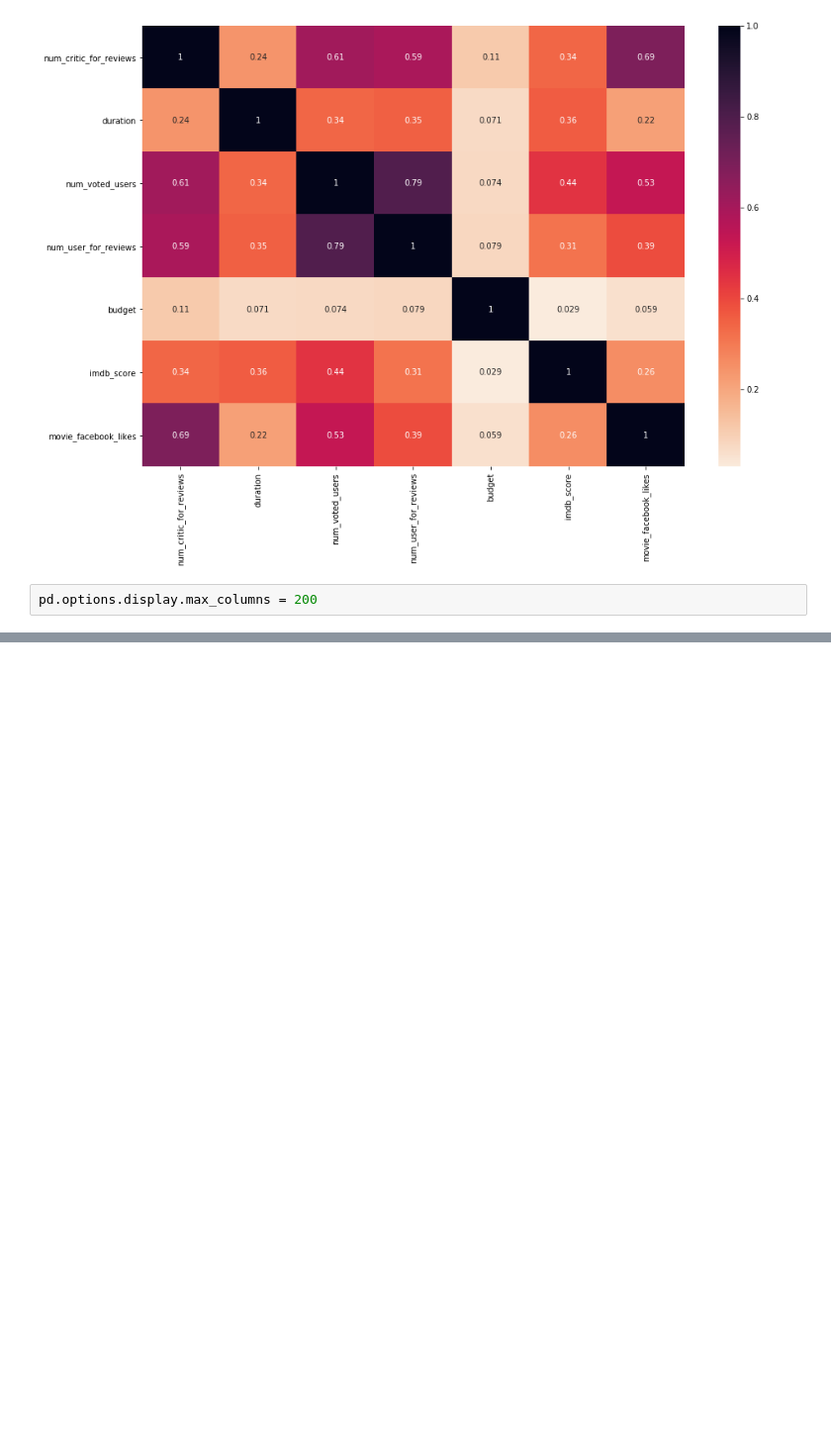
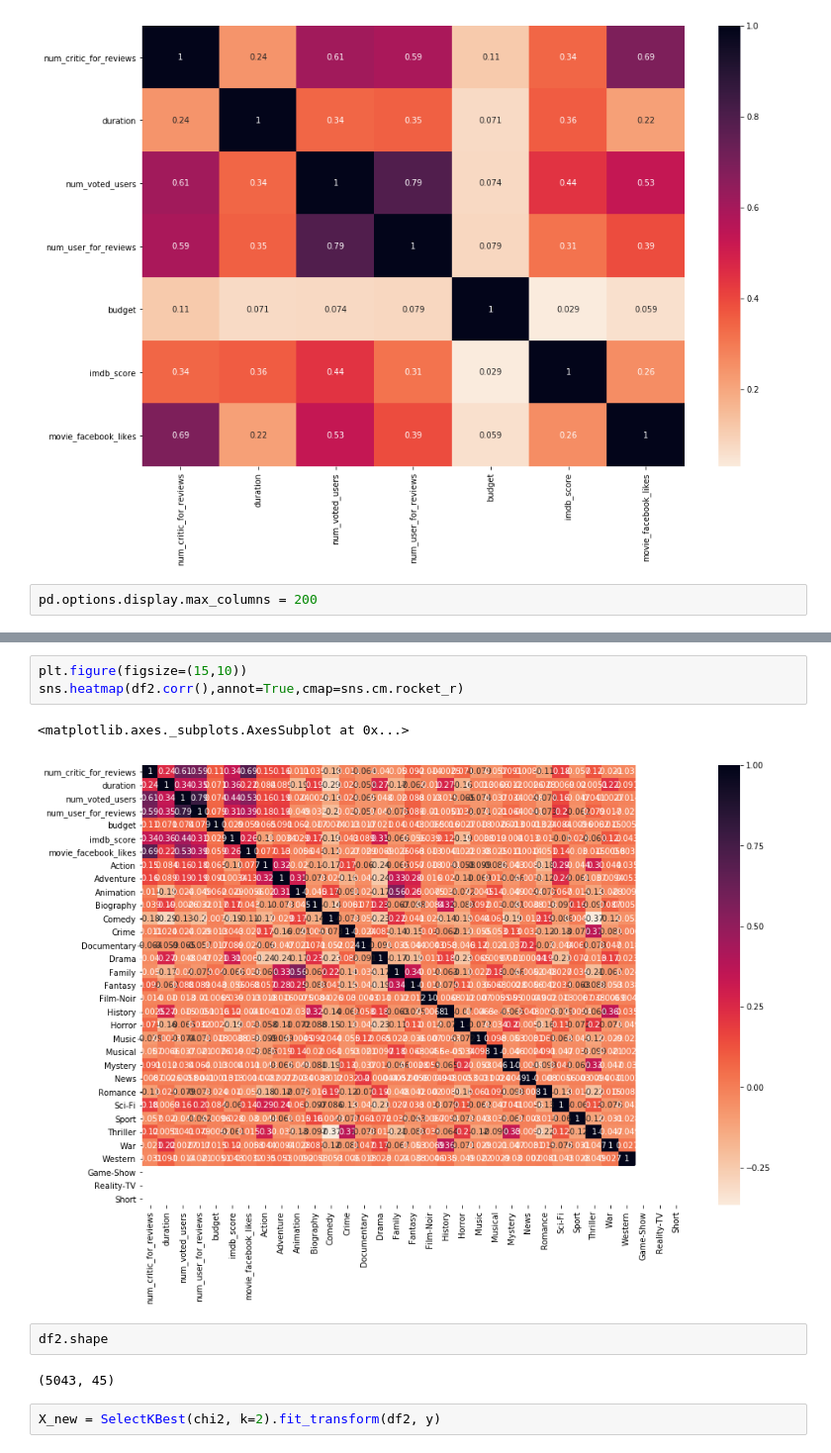
Before and after one commit to Machine-Learning-FGA/imdb_movie_dataset, a Jupyter notebook: pre_processing.ipynb, the cells around one changed output, grey strips where cells are left out. Shown: that part at 99% size. Cells and saved outputs as stored; diff of their text form; blank space fills up the shorter version.

```diff
--- a/pre_processing.ipynb
+++ b/pre_processing.ipynb
@@ -212,0 +209,12 @@ sns.heatmap(dropped_df.isnull(),cbar=False,yticklabels=False)
+# %%
+plt.figure(figsize=(15,10))
+sns.heatmap(df2.corr(),annot=True,cmap=sns.cm.rocket_r)
+# %% [output]
+<matplotlib.axes._subplots.AxesSubplot at 0x...>
+[figure, added]
+# %%
+df2.shape
+# %% [output]
+(5043, 45)
+# %%
+X_new = SelectKBest(chi2, k=2).fit_transform(df2, y)
```
Also changed, not shown: parts of 10 cells of this notebook.
